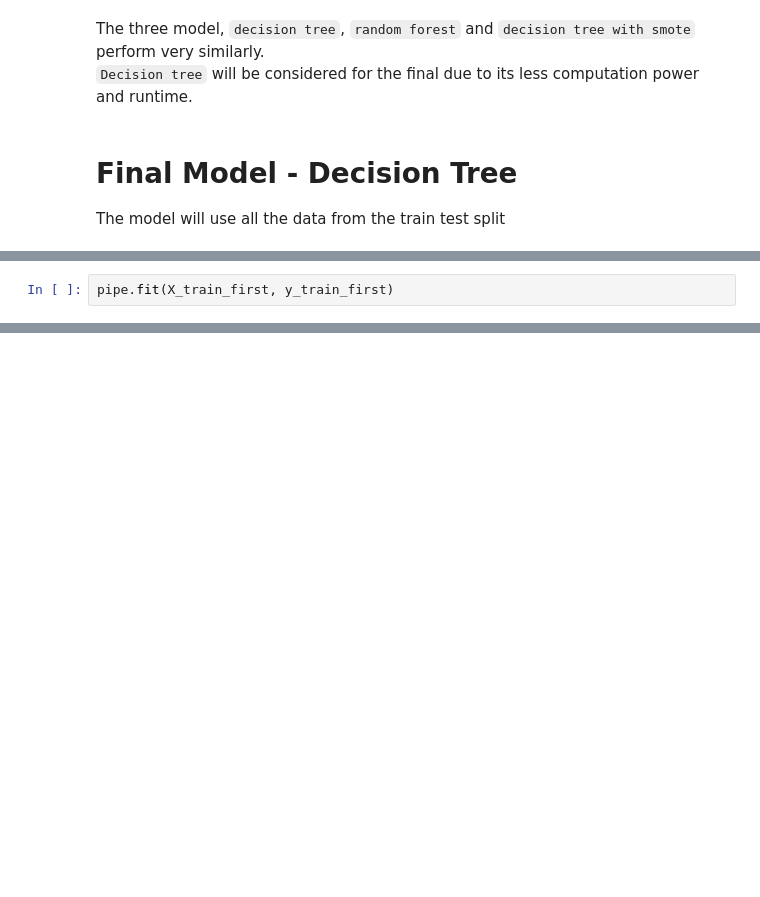
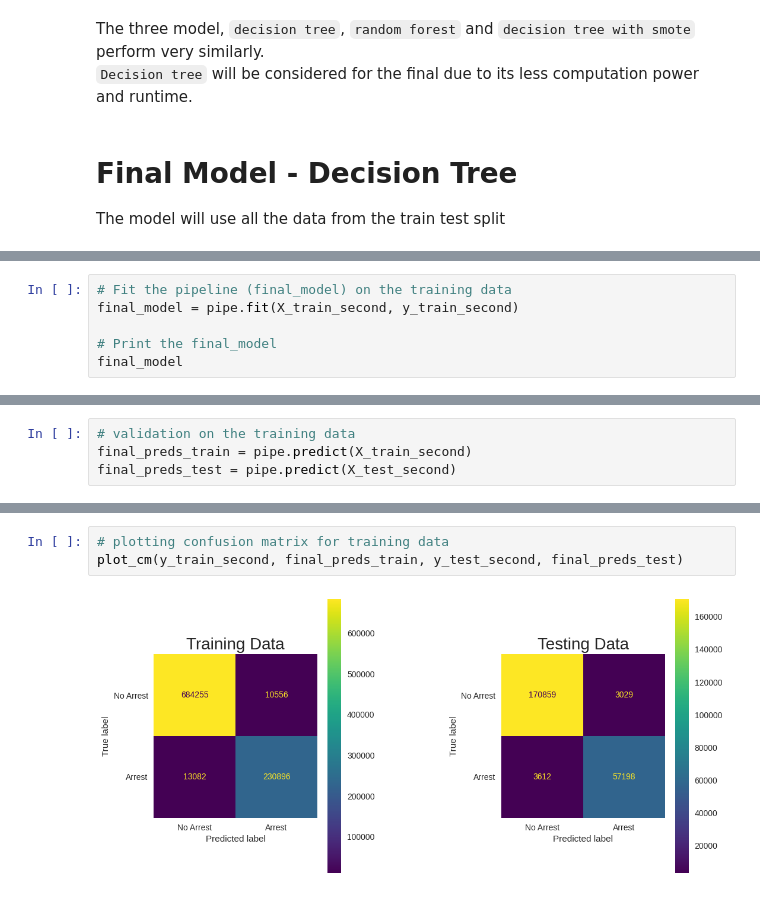
Before and after one commit to robertmbau/Terry_Stops, a Jupyter notebook: terry_stops.ipynb, the cells around one changed output, grey strips where cells are left out. Saved outputs shown, nothing was run; the diff lists cells and outputs as text; blank space fills up the shorter version.

Commit message:
Final Model

```diff
--- a/terry_stops.ipynb
+++ b/terry_stops.ipynb
@@ -689,2 +662,0 @@ pipe = Pipeline([('ohe', OneHotEncoder(handle_unknown='ignore', sparse=False)),
-# %%
-pipe.fit(X_train_first, y_train_first)
@@ -695,0 +663,6 @@ Pipeline(steps=[('ohe',
+# %%
+# Fit the pipeline (final_model) on the training data
+final_model = pipe.fit(X_train_second, y_train_second)
+
+# Print the final_model
+final_model
@@ -695,0 +674,4 @@ Pipeline(steps=[('ohe',
+# %%
+# validation on the training data
+final_preds_train = pipe.predict(X_train_second)
+final_preds_test = pipe.predict(X_test_second)
@@ -695,0 +693,5 @@ Pipeline(steps=[('ohe',
+# %%
+# plotting confusion matrix for training data
+plot_cm(y_train_second, final_preds_train, y_test_second, final_preds_test)
+# %% [output]
+[figure, added]
```
Also changed, not shown: parts of 64 cells of this notebook.
